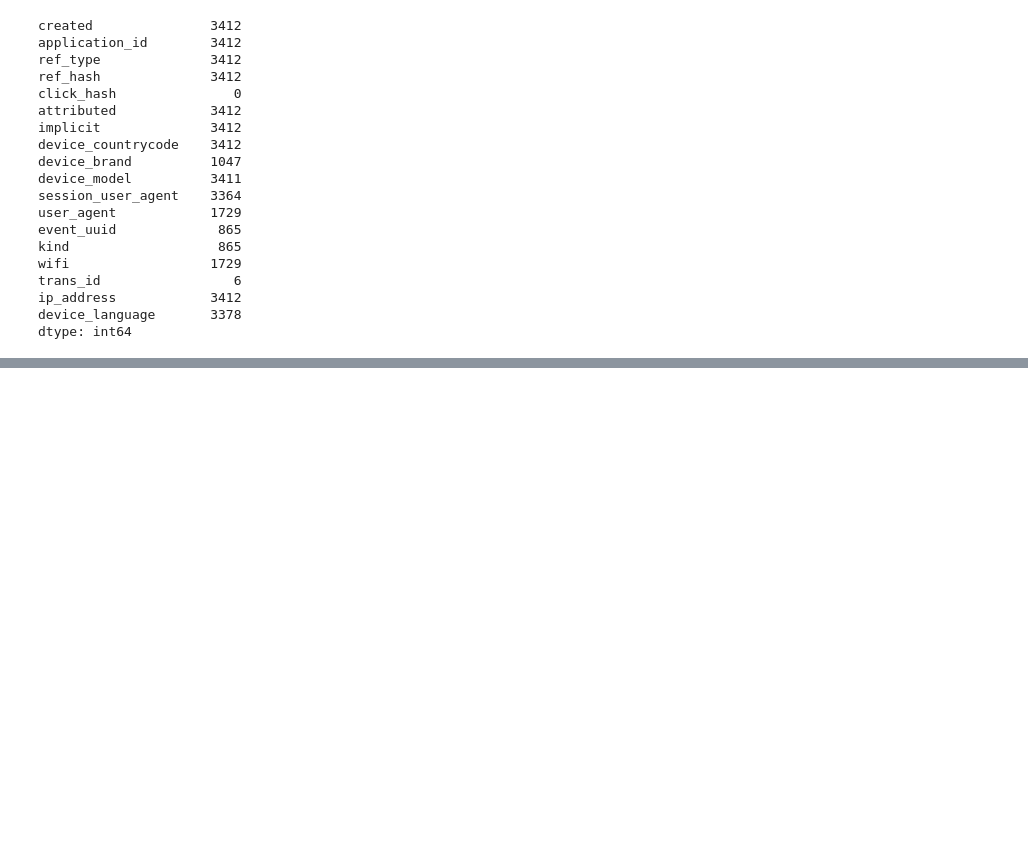
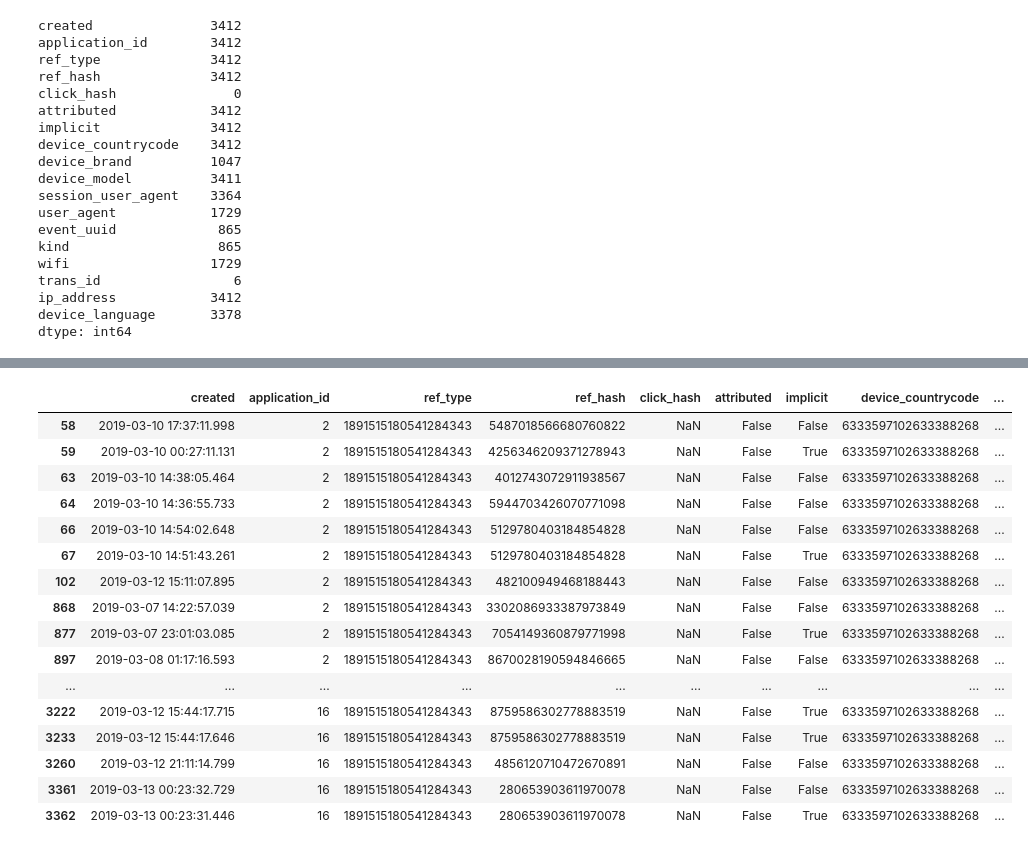
Before and after one commit to cruzpa95/Datos2019, a Jupyter notebook: installs.ipynb, the cells around one changed output, grey strips where cells are left out. Drawn from its saved outputs; the diff is of its cells as text; code cells hidden in the pictures; blank space fills up the shorter version.

```diff
--- a/installs.ipynb
+++ b/installs.ipynb
@@ -96,0 +365,20 @@ dtype: int64
+# %%
+installs[installs['ip_address'] == 1992632945768888579]
+# %% [output]
+|  | created | application_id | ref_type | ref_hash | click_hash | attributed | implicit | device_countrycode | ... |
+| 58 | 2019-03-10 17:37:11.998 | 2 | 1891515180541284343 | 5487018566680760822 | NaN | False | False | 6333597102633388268 | ... |
+| 59 | 2019-03-10 00:27:11.131 | 2 | 1891515180541284343 | 4256346209371278943 | NaN | False | True | 6333597102633388268 | ... |
+| 63 | 2019-03-10 14:38:05.464 | 2 | 1891515180541284343 | 4012743072911938567 | NaN | False | False | 6333597102633388268 | ... |
+| 64 | 2019-03-10 14:36:55.733 | 2 | 1891515180541284343 | 5944703426070771098 | NaN | False | False | 6333597102633388268 | ... |
+| 66 | 2019-03-10 14:54:02.648 | 2 | 1891515180541284343 | 5129780403184854828 | NaN | False | False | 6333597102633388268 | ... |
+| 67 | 2019-03-10 14:51:43.261 | 2 | 1891515180541284343 | 5129780403184854828 | NaN | False | True | 6333597102633388268 | ... |
+| 102 | 2019-03-12 15:11:07.895 | 2 | 1891515180541284343 | 482100949468188443 | NaN | False | False | 6333597102633388268 | ... |
+| 868 | 2019-03-07 14:22:57.039 | 2 | 1891515180541284343 | 3302086933387973849 | NaN | False | False | 6333597102633388268 | ... |
+| 877 | 2019-03-07 23:01:03.085 | 2 | 1891515180541284343 | 7054149360879771998 | NaN | False | True | 6333597102633388268 | ... |
+| 897 | 2019-03-08 01:17:16.593 | 2 | 1891515180541284343 | 8670028190594846665 | NaN | False | False | 6333597102633388268 | ... |
+| ... | ... | ... | ... | ... | ... | ... | ... | ... | ... |
+| 3222 | 2019-03-12 15:44:17.715 | 16 | 1891515180541284343 | 8759586302778883519 | NaN | False | True | 6333597102633388268 | ... |
+| 3233 | 2019-03-12 15:44:17.646 | 16 | 1891515180541284343 | 8759586302778883519 | NaN | False | True | 6333597102633388268 | ... |
+| 3260 | 2019-03-12 21:11:14.799 | 16 | 1891515180541284343 | 4856120710472670891 | NaN | False | False | 6333597102633388268 | ... |
+| 3361 | 2019-03-13 00:23:32.729 | 16 | 1891515180541284343 | 280653903611970078 | NaN | False | False | 6333597102633388268 | ... |
+| 3362 | 2019-03-13 00:23:31.446 | 16 | 1891515180541284343 | 280653903611970078 | NaN | False | True | 6333597102633388268 | ... |
```
Also changed, not shown: parts of 24 cells of this notebook.
